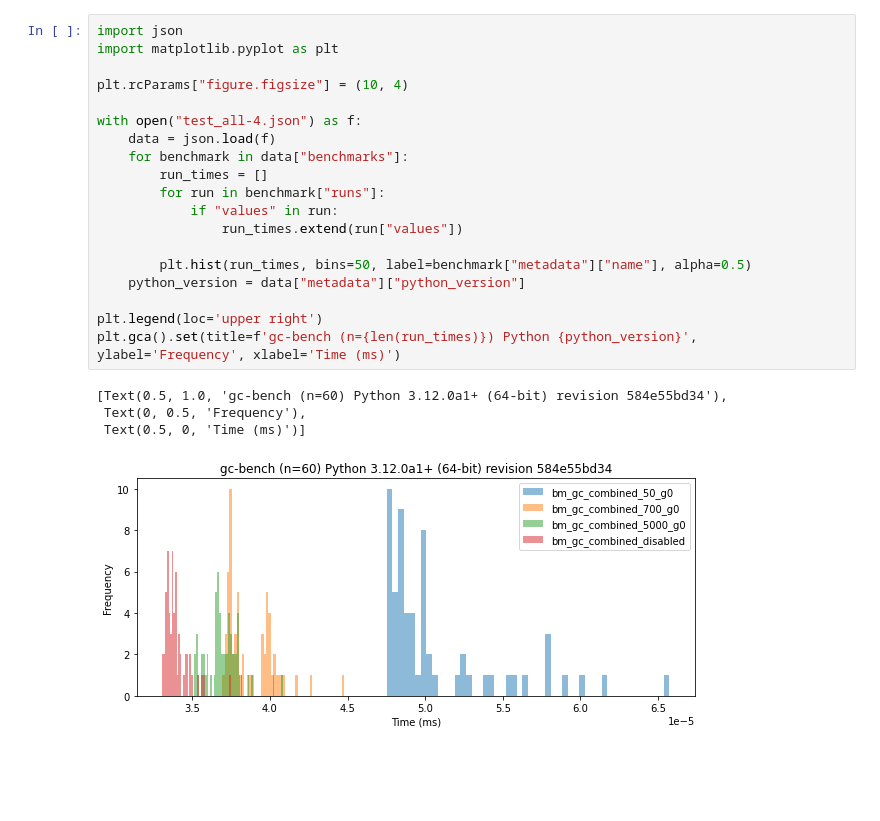
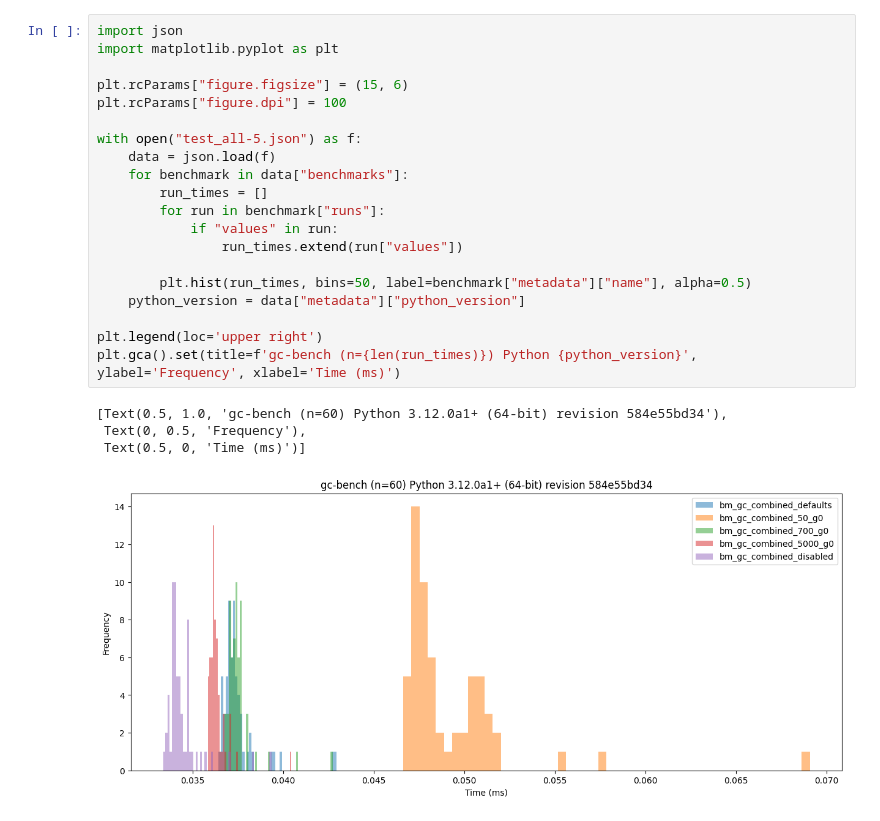
Before and after one commit to tonybaloney/gc-bench, a Jupyter notebook: examine.ipynb, the cells around one changed output. Cells and saved outputs as stored; diff of their text form; blank space fills up the shorter version.

```diff
--- a/examine.ipynb
+++ b/examine.ipynb
@@ -1,24 +1,25 @@
 # %%
 import json
 import matplotlib.pyplot as plt
 
-plt.rcParams["figure.figsize"] = (10, 4)
+plt.rcParams["figure.figsize"] = (15, 6)
+plt.rcParams["figure.dpi"] = 100
 
-with open("test_all-4.json") as f:
+with open("test_all-5.json") as f:
     data = json.load(f)
     for benchmark in data["benchmarks"]:
         run_times = []
         for run in benchmark["runs"]:
             if "values" in run:
                 run_times.extend(run["values"])
 
         plt.hist(run_times, bins=50, label=benchmark["metadata"]["name"], alpha=0.5)
     python_version = data["metadata"]["python_version"]
 
 plt.legend(loc='upper right')
 plt.gca().set(title=f'gc-bench (n={len(run_times)}) Python {python_version}', ylabel='Frequency', xlabel='Time (ms)')
 # %% [output]
 [Text(0.5, 1.0, 'gc-bench (n=60) Python 3.12.0a1+ (64-bit) revision 584e55bd34'),
  Text(0, 0.5, 'Frequency'),
  Text(0.5, 0, 'Time (ms)')]
-[figure, old version]
+[figure, new version]
```
Also changed, not shown: 1 other file.
